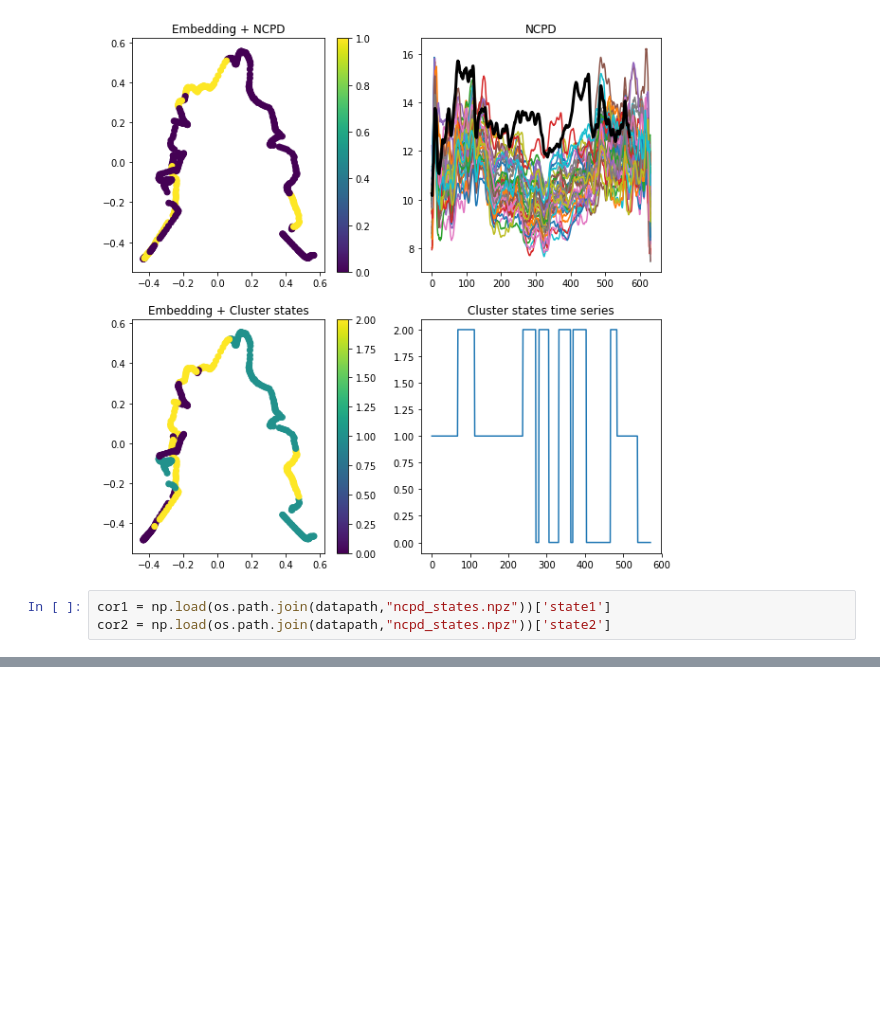
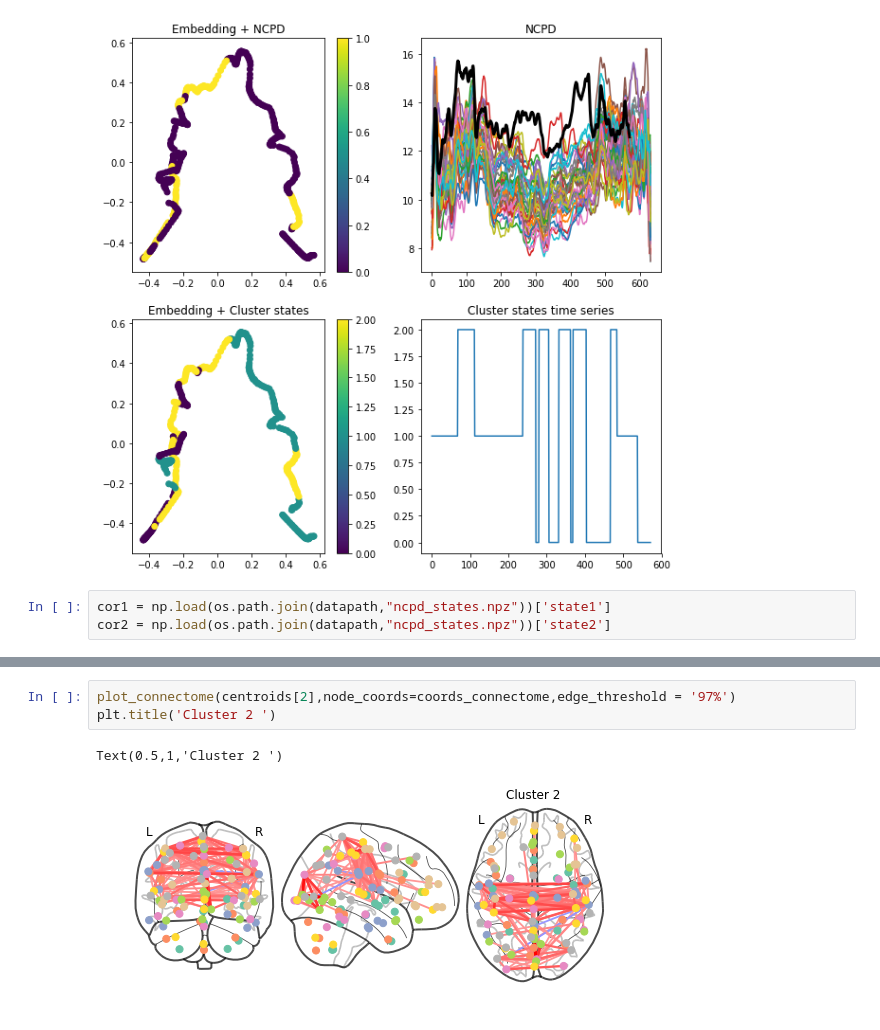
Before and after one commit to majdabd/ADBN, a Jupyter notebook: Links with Low-dimensional Embedding .ipynb, the cells around one changed output, grey strips where cells are left out. Saved outputs shown, nothing was run; the diff lists cells and outputs as text; blank space fills up the shorter version.

```diff
--- a/Links with Low-dimensional Embedding .ipynb
+++ b/Links with Low-dimensional Embedding .ipynb
@@ -100,0 +152,6 @@ cor2 = np.load(os.path.join(datapath,"ncpd_states.npz"))['state2']
+# %%
+plot_connectome(centroids[2],node_coords=coords_connectome,edge_threshold = '97%')
+plt.title('Cluster 2 ')
+# %% [output]
+Text(0.5,1,'Cluster 2 ')
+[figure, added]
```
Also changed, not shown: parts of 6 cells of this notebook, 3 other files.
